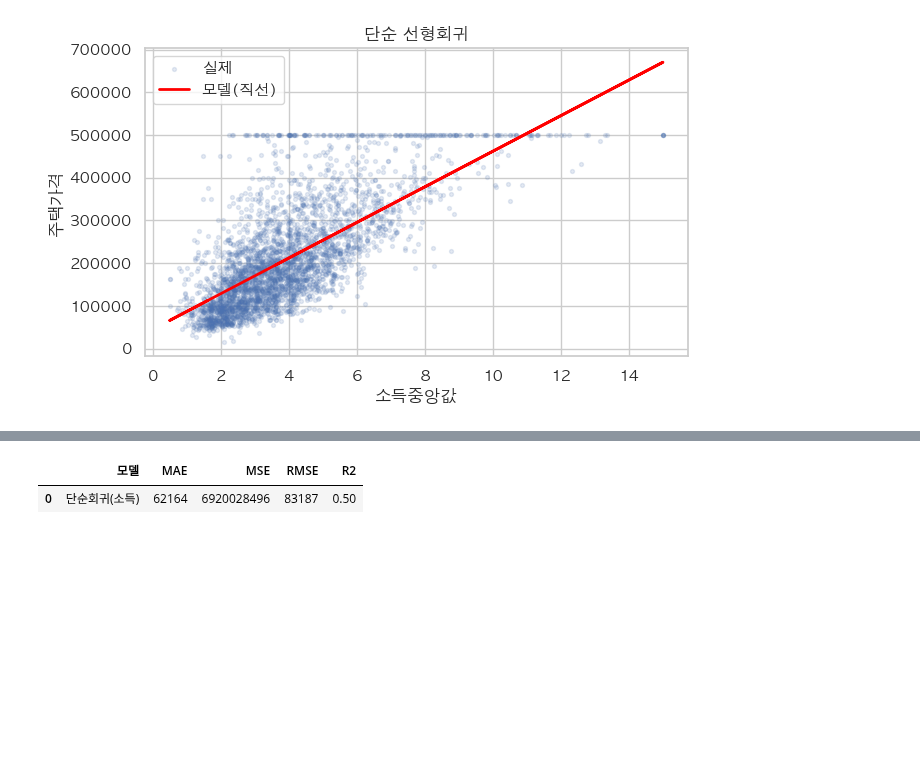
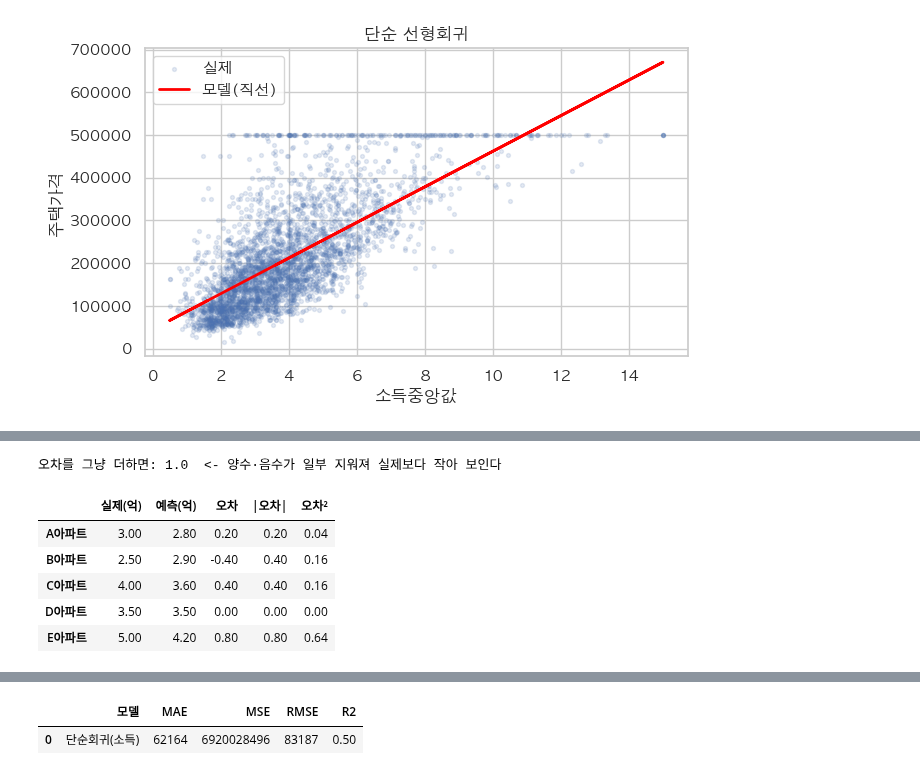
Before and after one commit to icesnake72/aice, a Jupyter notebook: aice_course/05_모델링필수개념_선형회귀_로지스틱회귀.ipynb, the cells around one changed output, grey strips where cells are left out. Saved outputs shown, nothing was run; the diff lists cells and outputs as text; code cells hidden in the pictures; blank space fills up the shorter version.

```diff
--- a/aice_course/05_모델링필수개념_선형회귀_로지스틱회귀.ipynb
+++ b/aice_course/05_모델링필수개념_선형회귀_로지스틱회귀.ipynb
@@ -360,0 +373,19 @@ plt.show()
+# %%
+example = pd.DataFrame({
+  "실제(억)": [3.0, 2.5, 4.0, 3.5, 5.0],
+  "예측(억)": [2.8, 2.9, 3.6, 3.5, 4.2],
+}, index=["A아파트", "B아파트", "C아파트", "D아파트", "E아파트"])
+example["오차"] = example["실제(억)"] - example["예측(억)"]
+example["|오차|"] = example["오차"].abs()
+example["오차²"] = example["오차"] ** 2
+
+print("오차를 그냥 더하면:", round(example["오차"].sum(), 2), " <- 양수·음수가 일부 지워져 실제보다 작아 보인다")
+example.round(3)
+# %% [output]
+오차를 그냥 더하면: 1.0  <- 양수·음수가 일부 지워져 실제보다 작아 보인다
+|  | 실제(억) | 예측(억) | 오차 | |오차| | 오차² |
+| A아파트 | 3.00 | 2.80 | 0.20 | 0.20 | 0.04 |
+| B아파트 | 2.50 | 2.90 | -0.40 | 0.40 | 0.16 |
+| C아파트 | 4.00 | 3.60 | 0.40 | 0.40 | 0.16 |
+| D아파트 | 3.50 | 3.50 | 0.00 | 0.00 | 0.00 |
+| E아파트 | 5.00 | 4.20 | 0.80 | 0.80 | 0.64 |
```
Also changed, not shown: parts of 12 cells of this notebook, 13 other files.
